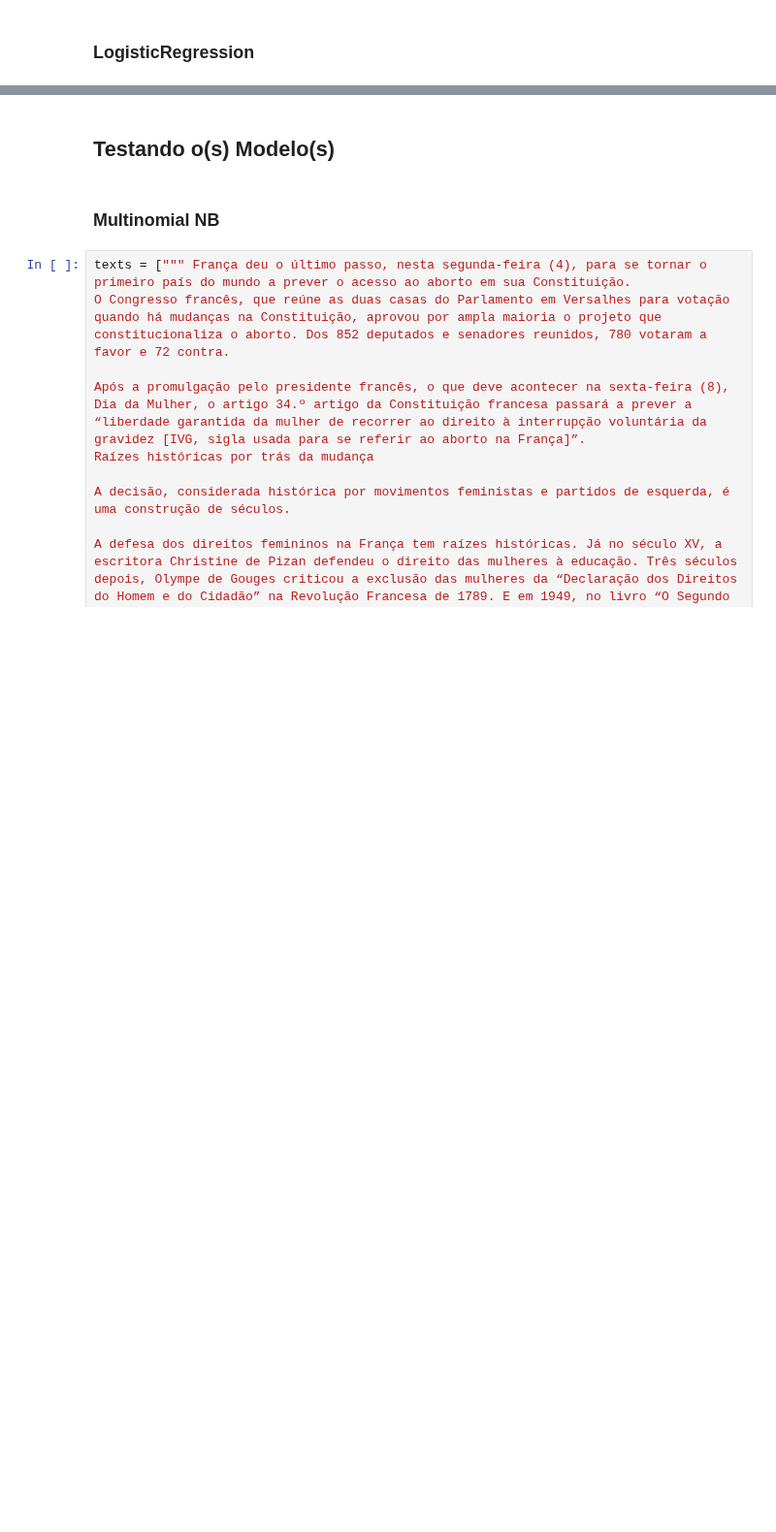
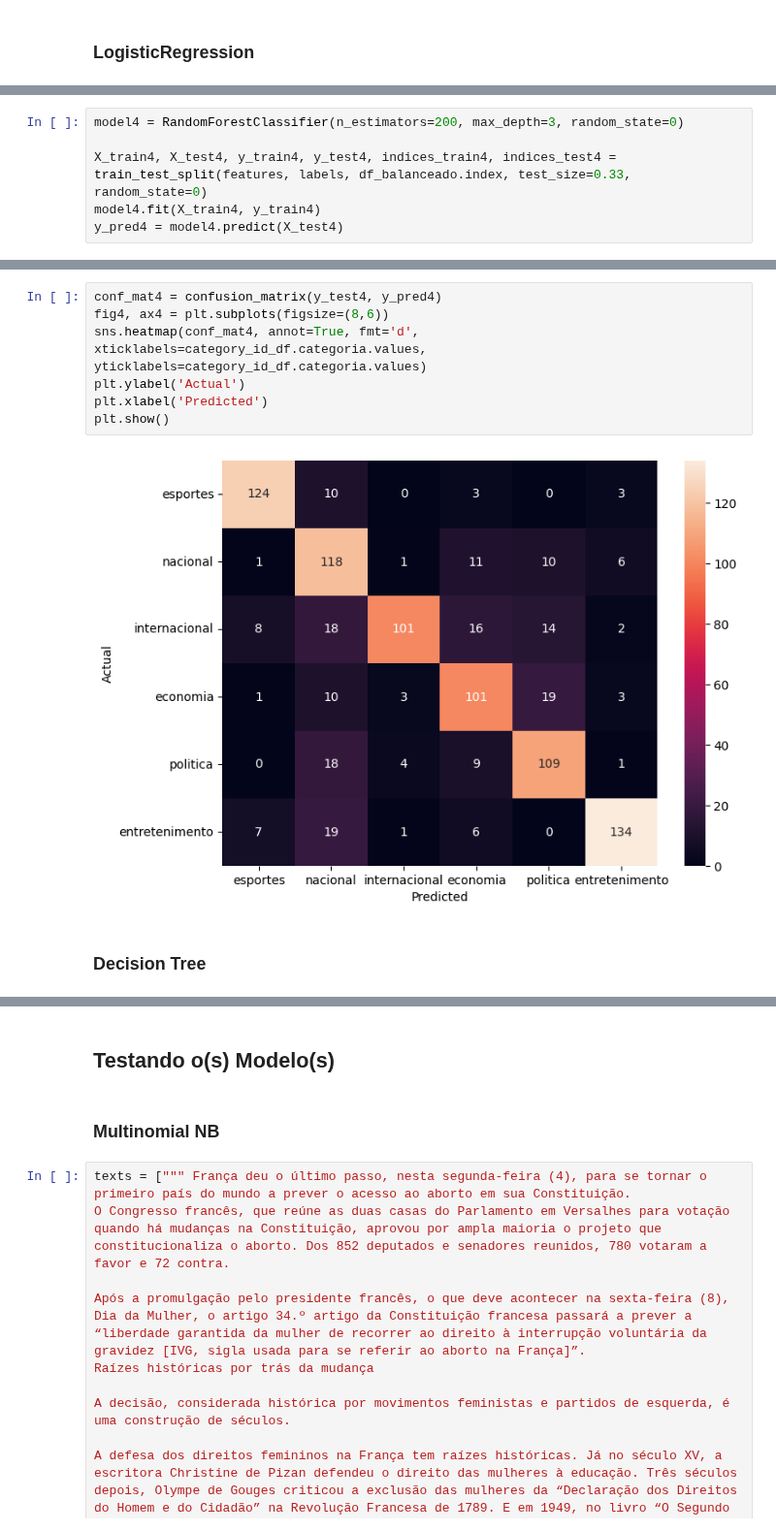
Before and after one commit to BiancaNCoelho/NLP, a Jupyter notebook: T03/Trabalho03.ipynb, the cells around one changed output, grey strips where cells are left out. Shown at 97% size. Saved outputs shown, nothing was run; the diff lists cells and outputs as text; blank space fills up the shorter version.

```diff
--- a/T03/Trabalho03.ipynb
+++ b/T03/Trabalho03.ipynb
@@ -372,0 +427,6 @@ plt.show()
+# %%
+model4 = RandomForestClassifier(n_estimators=200, max_depth=3, random_state=0)
+
+X_train4, X_test4, y_train4, y_test4, indices_train4, indices_test4 = train_test_split(features, labels, df_balanceado.index, test_size=0.33, random_state=0)
+model4.fit(X_train4, y_train4)
+y_pred4 = model4.predict(X_test4)
@@ -372,0 +448,11 @@ plt.show()
+# %%
+conf_mat4 = confusion_matrix(y_test4, y_pred4)
+fig4, ax4 = plt.subplots(figsize=(8,6))
+sns.heatmap(conf_mat4, annot=True, fmt='d', xticklabels=category_id_df.categoria.values, yticklabels=category_id_df.categoria.values)
+plt.ylabel('Actual')
+plt.xlabel('Predicted')
+plt.show()
+# %% [output]
+[figure, added]
+# %% [markdown]
+### Decision Tree
```
Also changed, not shown: parts of 32 cells of this notebook.
